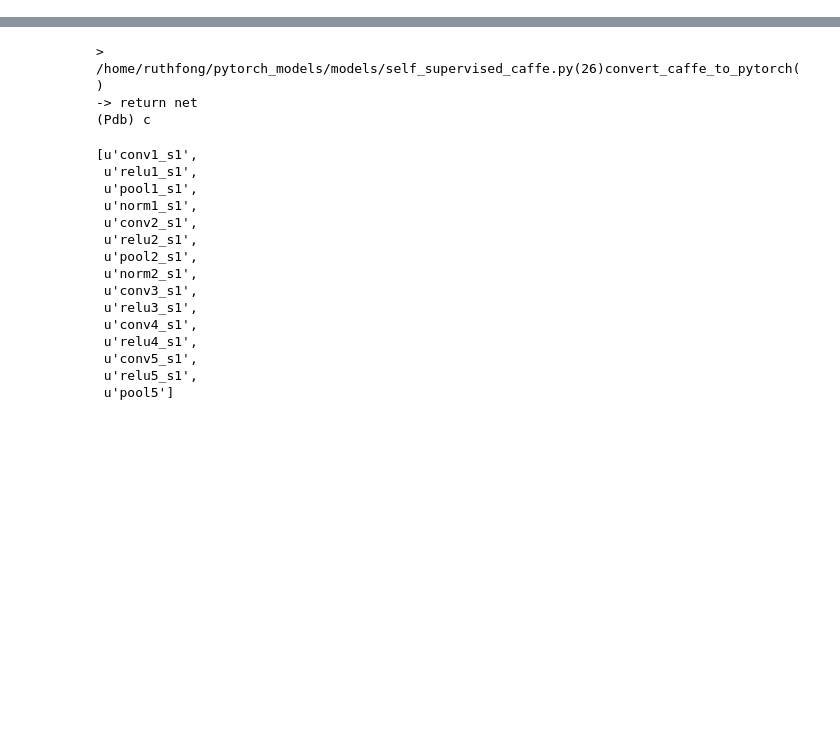
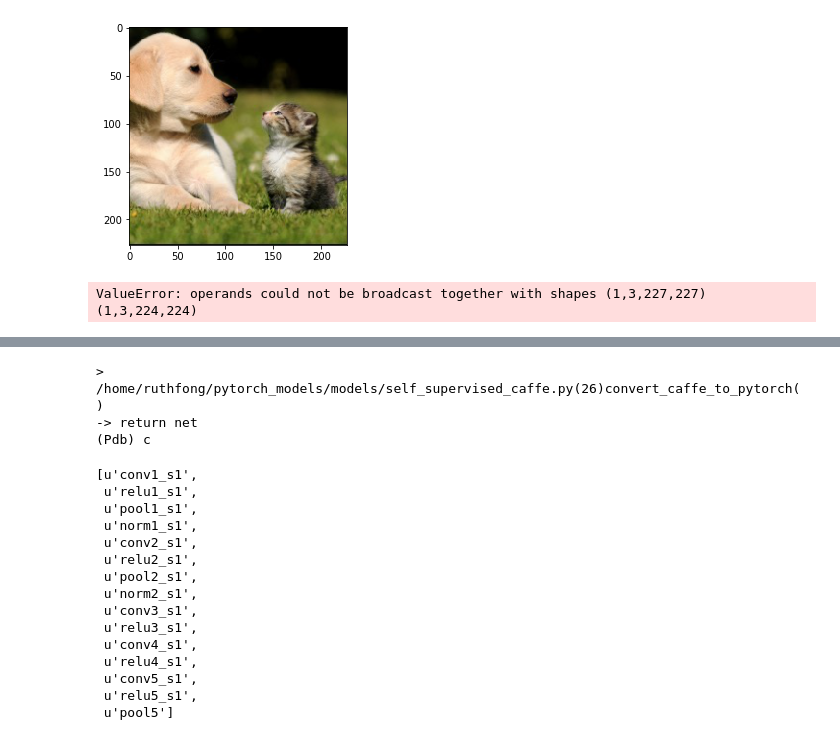
Before and after one commit to ruthcfong/pytorch_models, a Jupyter notebook: playground.ipynb, the cells around one changed output, grey strips where cells are left out. Saved outputs shown, nothing was run; the diff lists cells and outputs as text; code cells hidden in the pictures; blank space fills up the shorter version.

```diff
--- a/playground.ipynb
+++ b/playground.ipynb
@@ -2,0 +247,14 @@ from models.self_supervised_caffe import convert_caffe_to_pytorch
+# %%
+img_paths = DEFAULT_IMG_PATH
+
+net.blobs['data'].reshape(1,
+                          3,
+                          net.blobs['data'].data.shape[2],
+                          net.blobs['data'].data.shape[3])
+
+img = caffe.io.load_image(img_paths)
+net.blobs['data'].data[...] = transformer.preprocess('data', img)
+x_caffe = net.blobs['data'].data
+
+img_ = Image.open(img_paths).convert('RGB')
+x = transform(img_).unsqueeze(0)
@@ -2,0 +287,10 @@ from models.self_supervised_caffe import convert_caffe_to_pytorch
+# %%
+f, ax = plt.subplots(1, 1)
+ax.imshow(np.transpose(x_caffe[0], (1, 2, 0)))
+plt.show()
+# %% [output]
+[figure, added]
+# %%
+x_caffe - x.data.numpy()
+# %% [output]
+ValueError: operands could not be broadcast together with shapes (1,3,227,227) (1,3,224,224)
```
Also changed, not shown: parts of 33 cells of this notebook, 4 other files.
